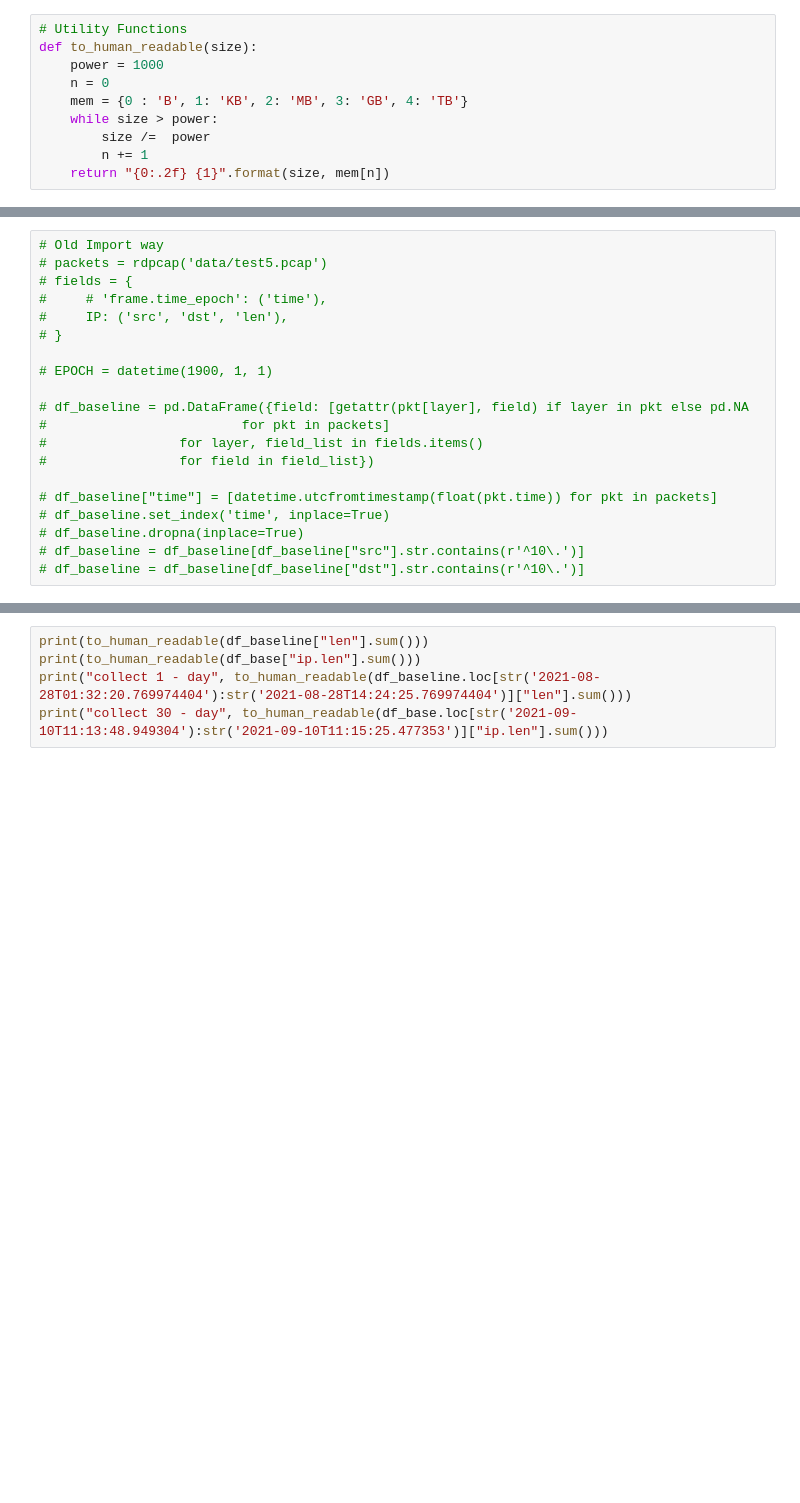
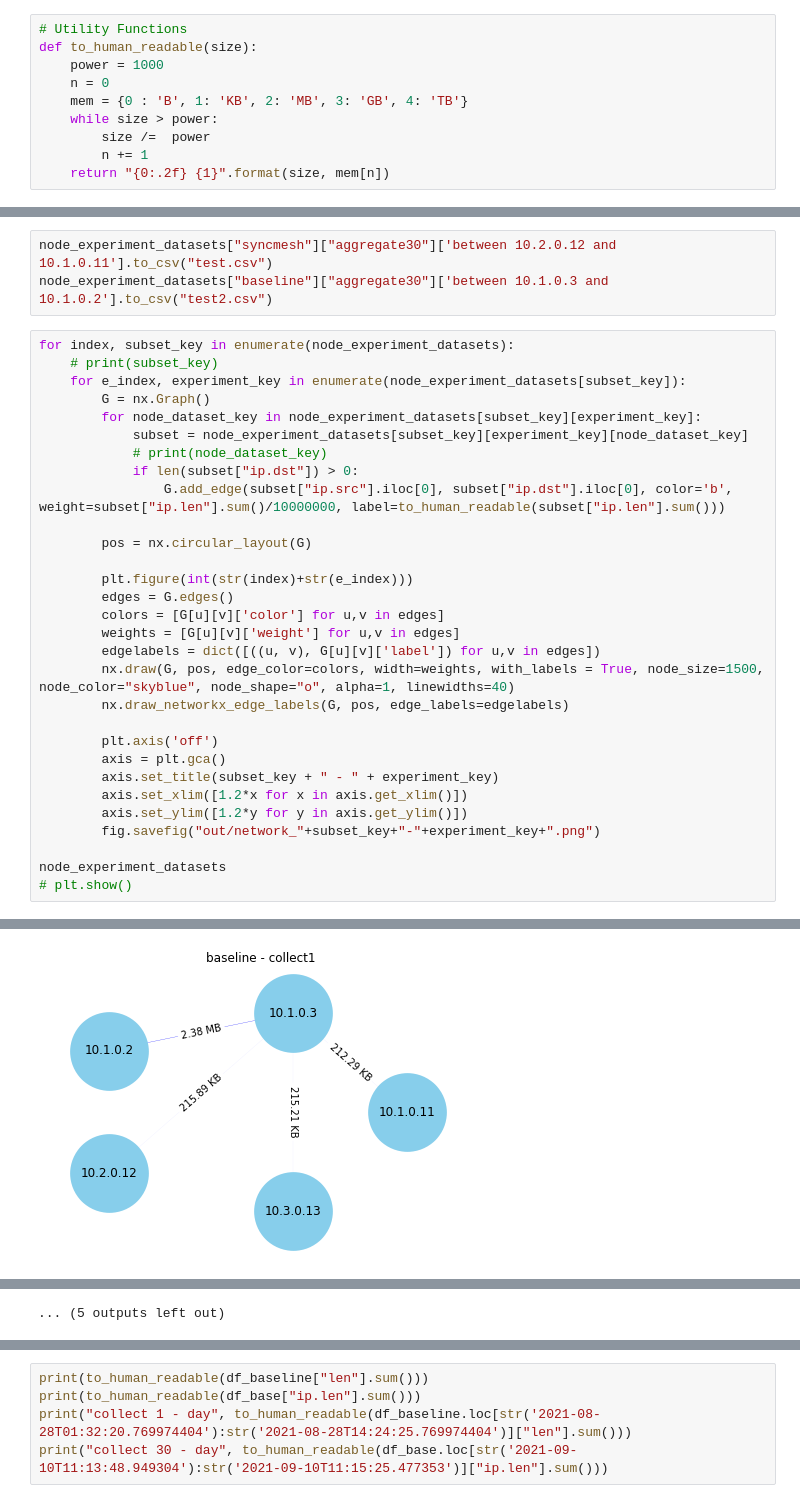
Before and after one commit to dos-group/syncmesh, a Jupyter notebook: evaluation/03_Pcap.ipynb, the cells around one changed output, grey strips where cells are left out. Drawn from its saved outputs; the diff is of its cells as text; blank space fills up the shorter version.

```diff
--- a/evaluation/03_Pcap.ipynb
+++ b/evaluation/03_Pcap.ipynb
@@ -175,20 +191,34 @@ plt.show()
-# %%
-# Old Import way
-# packets = rdpcap('data/test5.pcap')
-# fields = {
-#     # 'frame.time_epoch': ('time'),
-#     IP: ('src', 'dst', 'len'),
-# }
-
-# EPOCH = datetime(1900, 1, 1)
-
-# df_baseline = pd.DataFrame({field: [getattr(pkt[layer], field) if layer in pkt else pd.NA
-#                         for pkt in packets]
-#                 for layer, field_list in fields.items()
-#                 for field in field_list})
-
-# df_baseline["time"] = [datetime.utcfromtimestamp(float(pkt.time)) for pkt in packets]
-# df_baseline.set_index('time', inplace=True)
-# df_baseline.dropna(inplace=True)
-# df_baseline = df_baseline[df_baseline["src"].str.contains(r'^10\.')]
-# df_baseline = df_baseline[df_baseline["dst"].str.contains(r'^10\.')]
+# %%
+node_experiment_datasets["syncmesh"]["aggregate30"]['between 10.2.0.12 and 10.1.0.11'].to_csv("test.csv")
+node_experiment_datasets["baseline"]["aggregate30"]['between 10.1.0.3 and 10.1.0.2'].to_csv("test2.csv")
+# %%
+for index, subset_key in enumerate(node_experiment_datasets):
+    # print(subset_key)
+    for e_index, experiment_key in enumerate(node_experiment_datasets[subset_key]):
+        G = nx.Graph()
+        for node_dataset_key in node_experiment_datasets[subset_key][experiment_key]:
+            subset = node_experiment_datasets[subset_key][experiment_key][node_dataset_key]
+            # print(node_dataset_key)
+            if len(subset["ip.dst"]) > 0:
+                G.add_edge(subset["ip.src"].iloc[0], subset["ip.dst"].iloc[0], color='b', weight=subset["ip.len"].sum()/10000000, label=to_human_readable(subset["ip.len"].sum()))
+
+        pos = nx.circular_layout(G)
+
+        plt.figure(int(str(index)+str(e_index)))
+        edges = G.edges()
+        colors = [G[u][v]['color'] for u,v in edges]
+        weights = [G[u][v]['weight'] for u,v in edges]
+        edgelabels = dict([((u, v), G[u][v]['label']) for u,v in edges])
+        nx.draw(G, pos, edge_color=colors, width=weights, with_labels = True, node_size=1500, node_color="skyblue", node_shape="o", alpha=1, linewidths=40)
+        nx.draw_networkx_edge_labels(G, pos, edge_labels=edgelabels)
+
+        plt.axis('off')
+        axis = plt.gca()
+        axis.set_title(subset_key + " - " + experiment_key)
+        axis.set_xlim([1.2*x for x in axis.get_xlim()])
+        axis.set_ylim([1.2*y for y in axis.get_ylim()])
+        fig.savefig("out/network_"+subset_key+"-"+experiment_key+".png")
+
+node_experiment_datasets
+# plt.show()
+# %% [output]
@@ -194,0 +242 @@ plt.show()
+[figure, added]
@@ -195 +253,2 @@ plt.show()
+... (5 outputs left out)
 # %%
```
Also changed, not shown: parts of 14 cells of this notebook, 3 other files.
